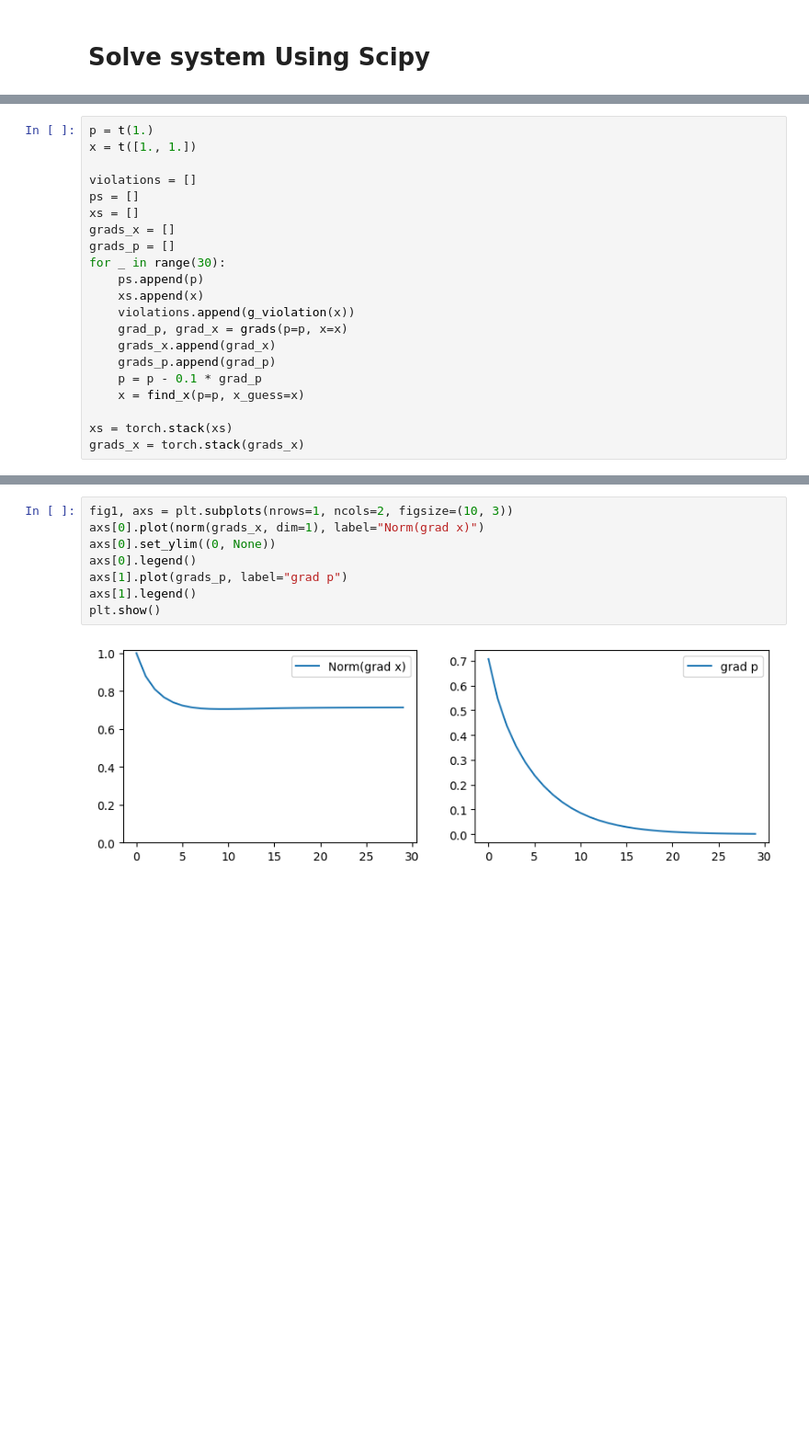
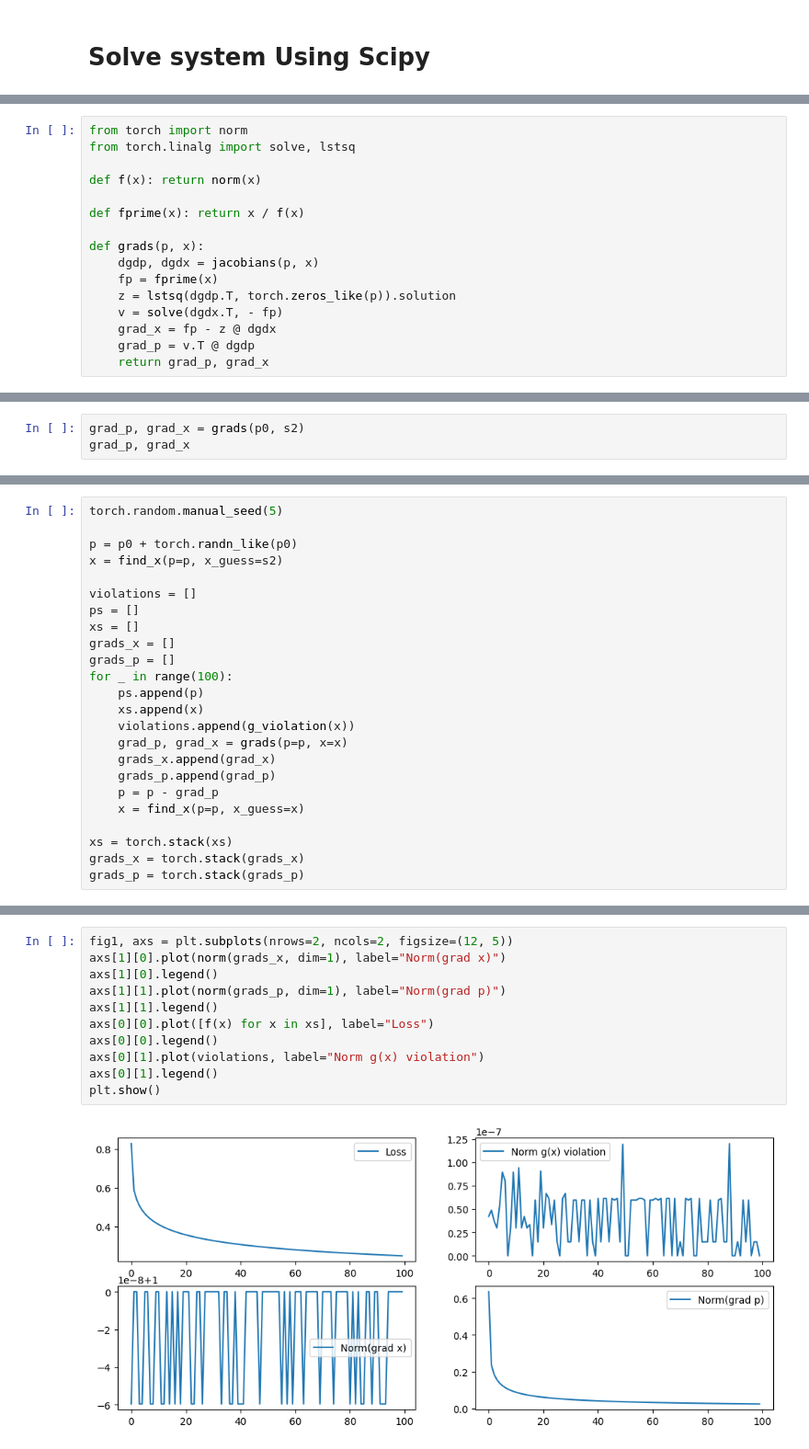
Before and after one commit to tomasruizt/Code-Along, a Jupyter notebook: matrix-calculus/8.3 Adjoint Differentiation Through Non-Linear System of Equations.ipynb, the cells around one changed output, grey strips where cells are left out. Shown: that part at 92% size. Cells and saved outputs as stored; diff of their text form; blank space fills up the shorter version.

```diff
--- a/matrix-calculus/8.3 Adjoint Differentiation Through Non-Linear System of Equations.ipynb
+++ b/matrix-calculus/8.3 Adjoint Differentiation Through Non-Linear System of Equations.ipynb
@@ -121,0 +128,16 @@ tensor([1.0049, 0.9088])
+# %%
+from torch import norm
+from torch.linalg import solve, lstsq
+
+def f(x): return norm(x)
+
+def fprime(x): return x / f(x)
+
+def grads(p, x):
+    dgdp, dgdx = jacobians(p, x)
+    fp = fprime(x)
+    z = lstsq(dgdp.T, torch.zeros_like(p)).solution
+    v = solve(dgdx.T, - fp)
+    grad_x = fp - z @ dgdx
+    grad_p = v.T @ dgdp
+    return grad_p, grad_x
@@ -121,0 +151,3 @@ tensor([1.0049, 0.9088])
+# %%
+grad_p, grad_x = grads(p0, s2)
+grad_p, grad_x
@@ -122,22 +158,25 @@ tensor([1.0049, 0.9088])
 # %%
-p = t(1.)
-x = t([1., 1.])
+torch.random.manual_seed(5)
+
+p = p0 + torch.randn_like(p0)
+x = find_x(p=p, x_guess=s2)
 
 violations = []
 ps = []
 xs = []
 grads_x = []
 grads_p = []
-for _ in range(30):
+for _ in range(100):
     ps.append(p)
     xs.append(x)
     violations.append(g_violation(x))
     grad_p, grad_x = grads(p=p, x=x)
     grads_x.append(grad_x)
     grads_p.append(grad_p)
-    p = p - 0.1 * grad_p
+    p = p - grad_p
     x = find_x(p=p, x_guess=x)
 
 xs = torch.stack(xs)
 grads_x = torch.stack(grads_x)
+grads_p = torch.stack(grads_p)
 # %%
@@ -153,10 +189,13 @@ plt.scatter(xs[:, 0], xs[:, 1], alpha=.5)
 # %%
-fig1, axs = plt.subplots(nrows=1, ncols=2, figsize=(10, 3))
-axs[0].plot(norm(grads_x, dim=1), label="Norm(grad x)")
-axs[0].set_ylim((0, None))
-axs[0].legend()
-axs[1].plot(grads_p, label="grad p")
-axs[1].legend()
+fig1, axs = plt.subplots(nrows=2, ncols=2, figsize=(12, 5))
+axs[1][0].plot(norm(grads_x, dim=1), label="Norm(grad x)")
+axs[1][0].legend()
+axs[1][1].plot(norm(grads_p, dim=1), label="Norm(grad p)")
+axs[1][1].legend()
+axs[0][0].plot([f(x) for x in xs], label="Loss")
+axs[0][0].legend()
+axs[0][1].plot(violations, label="Norm g(x) violation")
+axs[0][1].legend()
 plt.show()
 # %% [output]
-[figure, old version]
+[figure, new version]
```
Also changed, not shown: parts of 27 cells of this notebook.
